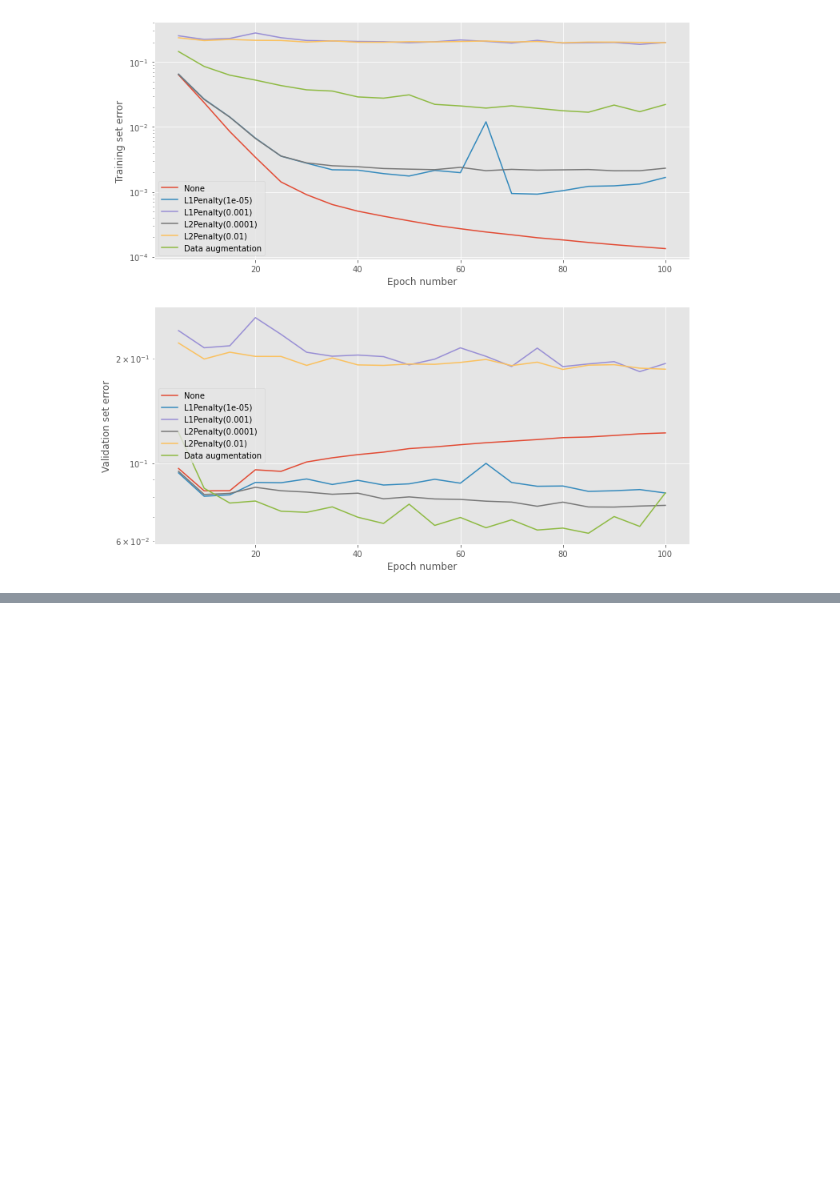
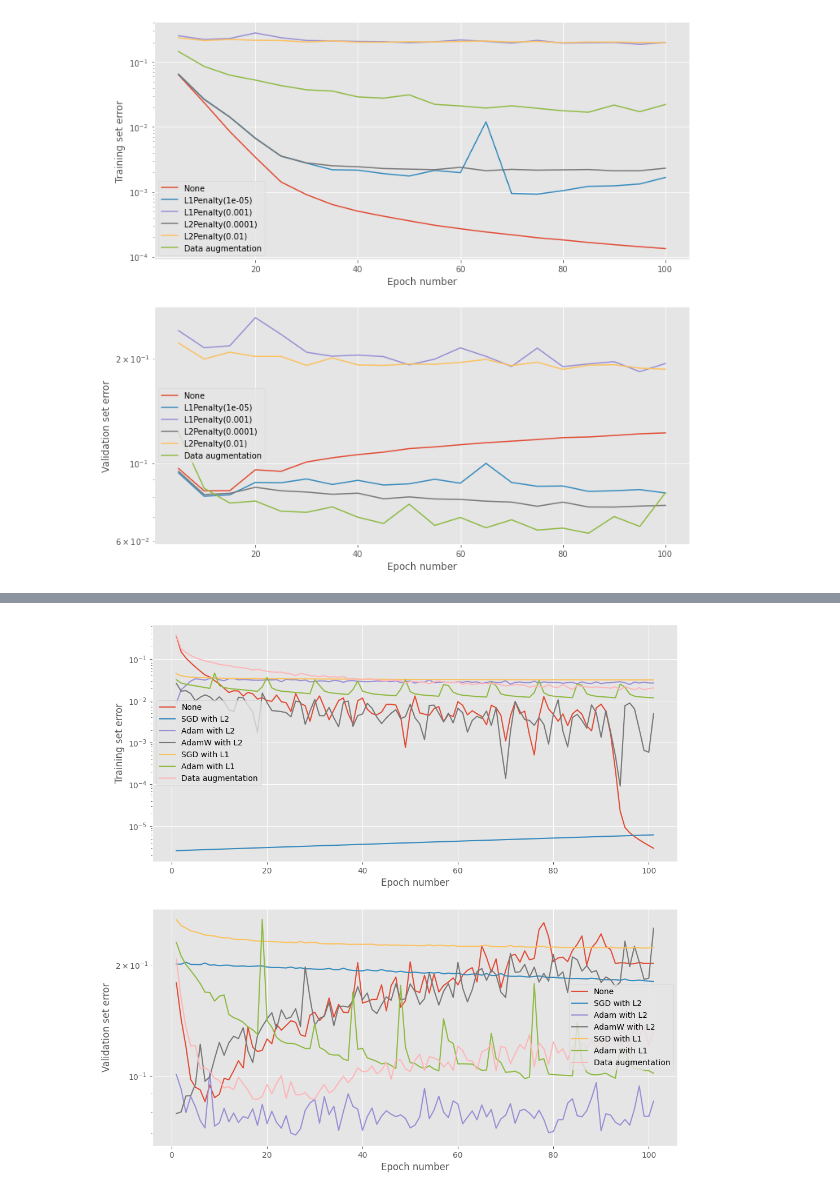
Before and after one commit to shriram1998/mlpractical, a Jupyter notebook: notebooks/05_Non-linearities_and_regularisation.ipynb, the cells around one changed output, grey strips where cells are left out. Cells and saved outputs as stored; diff of their text form; code cells hidden in the pictures; blank space fills up the shorter version.

```diff
--- a/notebooks/05_Non-linearities_and_regularisation.ipynb
+++ b/notebooks/05_Non-linearities_and_regularisation.ipynb
@@ -614,0 +888,4 @@ ax2.set_yscale('log')
+# %%
+loss = nn.CrossEntropyLoss() # Cross-entropy loss
+
+optimizer = optim.Adam(model.parameters(), lr=learning_rate) # Adam optimiser
@@ -614,0 +959,21 @@ ax2.set_yscale('log')
+# %%
+# plot the training and validation losses
+
+fig = plt.figure(figsize=(12, 12))
+ax1 = fig.add_subplot(2, 1, 1)
+ax2 = fig.add_subplot(2, 1, 2)
+
+for name, (train_loss, valid_loss) in losses.items():
+    ax1.plot(np.arange(1, len(train_loss)+1), train_loss, label=name)
+    ax2.plot(np.arange(1, len(valid_loss)+1), valid_loss, label=name)
+
+ax1.legend(loc=0)
+ax1.set_xlabel('Epoch number')
+ax1.set_ylabel('Training set error')
+ax1.set_yscale('log')
+ax2.legend(loc=0)
+ax2.set_xlabel('Epoch number')
+ax2.set_ylabel('Validation set error')
+ax2.set_yscale('log')
+# %% [output]
+[figure, added]
```
Also changed, not shown: parts of 18 cells of this notebook.
